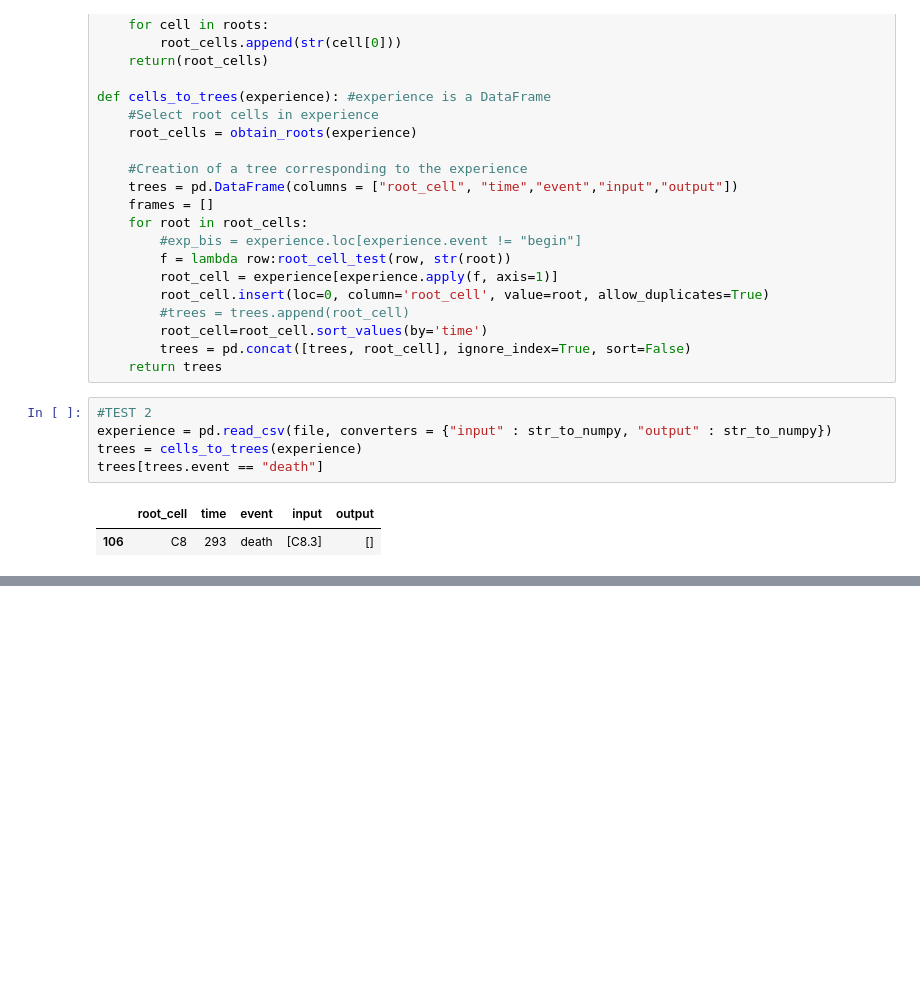
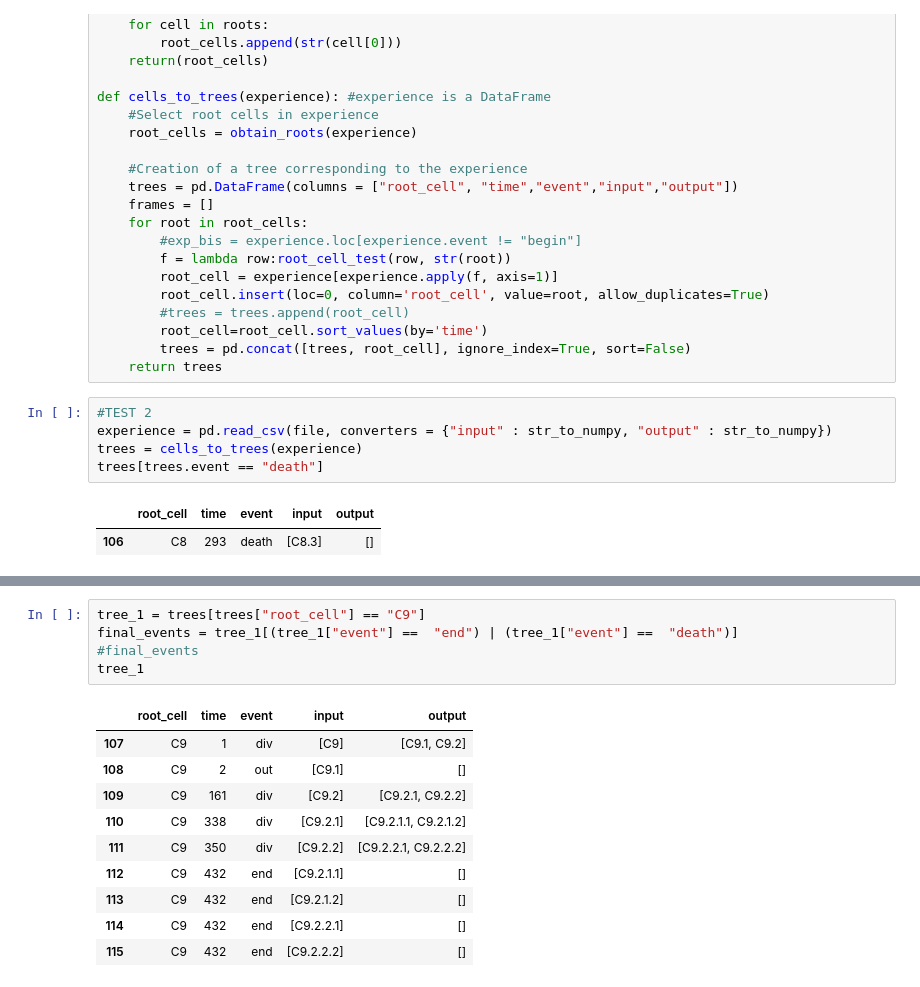
Before and after one commit to Valentin-Molina/ecn_radiobiology, a Jupyter notebook: notebook/phylogenetic_tree.ipynb, the cells around one changed output, grey strips where cells are left out. Cells and saved outputs as stored; diff of their text form; blank space fills up the shorter version.

```diff
--- a/notebook/phylogenetic_tree.ipynb
+++ b/notebook/phylogenetic_tree.ipynb
@@ -351 +373,17 @@ Computing tree of root cell C6 :
 ... (6 outputs left out)
+# %%
+tree_1 = trees[trees["root_cell"] == "C9"]
+final_events = tree_1[(tree_1["event"] ==  "end") | (tree_1["event"] ==  "death")]
+#final_events
+tree_1
+# %% [output]
+|  | root_cell | time | event | input | output |
+| 107 | C9 | 1 | div | [C9] | [C9.1, C9.2] |
+| 108 | C9 | 2 | out | [C9.1] | [] |
+| 109 | C9 | 161 | div | [C9.2] | [C9.2.1, C9.2.2] |
+| 110 | C9 | 338 | div | [C9.2.1] | [C9.2.1.1, C9.2.1.2] |
+| 111 | C9 | 350 | div | [C9.2.2] | [C9.2.2.1, C9.2.2.2] |
+| 112 | C9 | 432 | end | [C9.2.1.1] | [] |
+| 113 | C9 | 432 | end | [C9.2.1.2] | [] |
+| 114 | C9 | 432 | end | [C9.2.2.1] | [] |
+| 115 | C9 | 432 | end | [C9.2.2.2] | [] |
```
Also changed, not shown: parts of 3 cells of this notebook.
